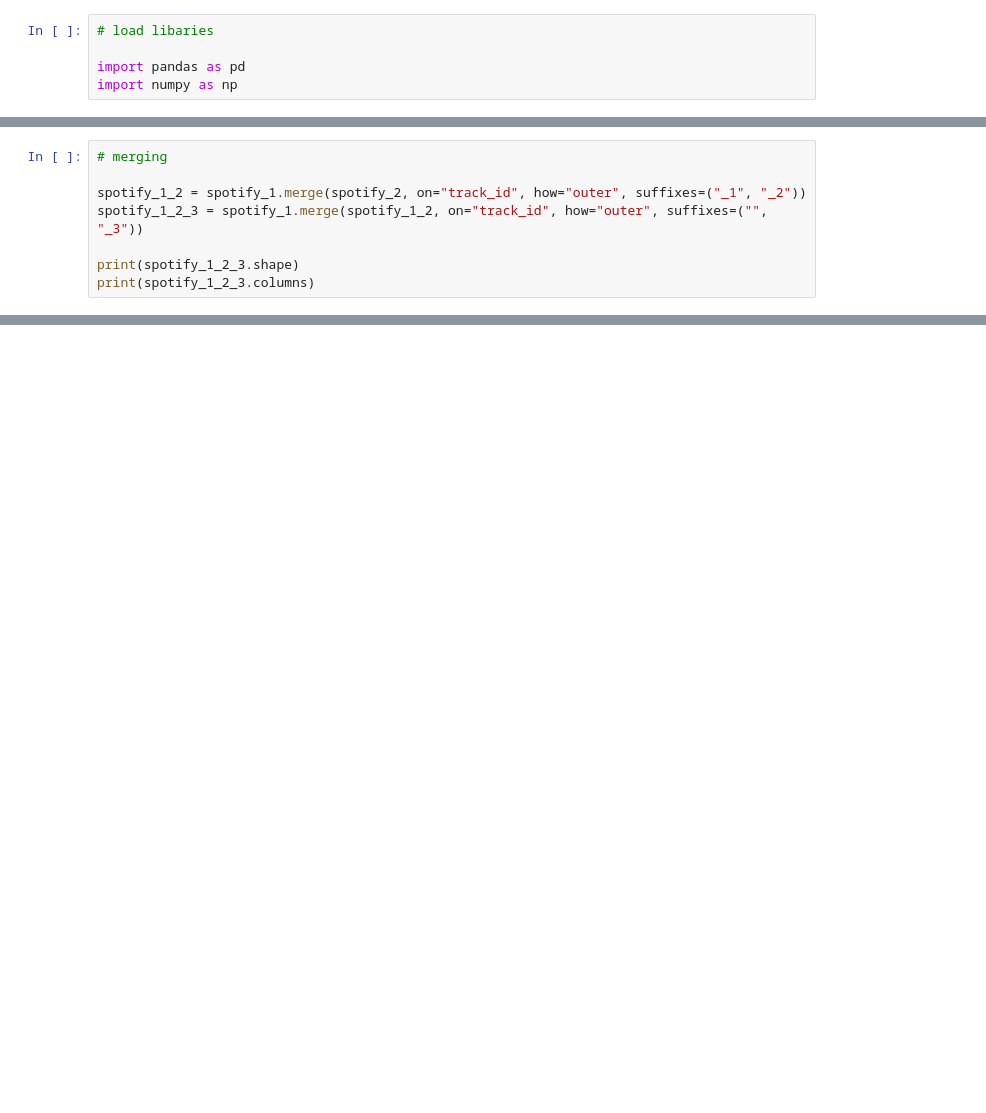
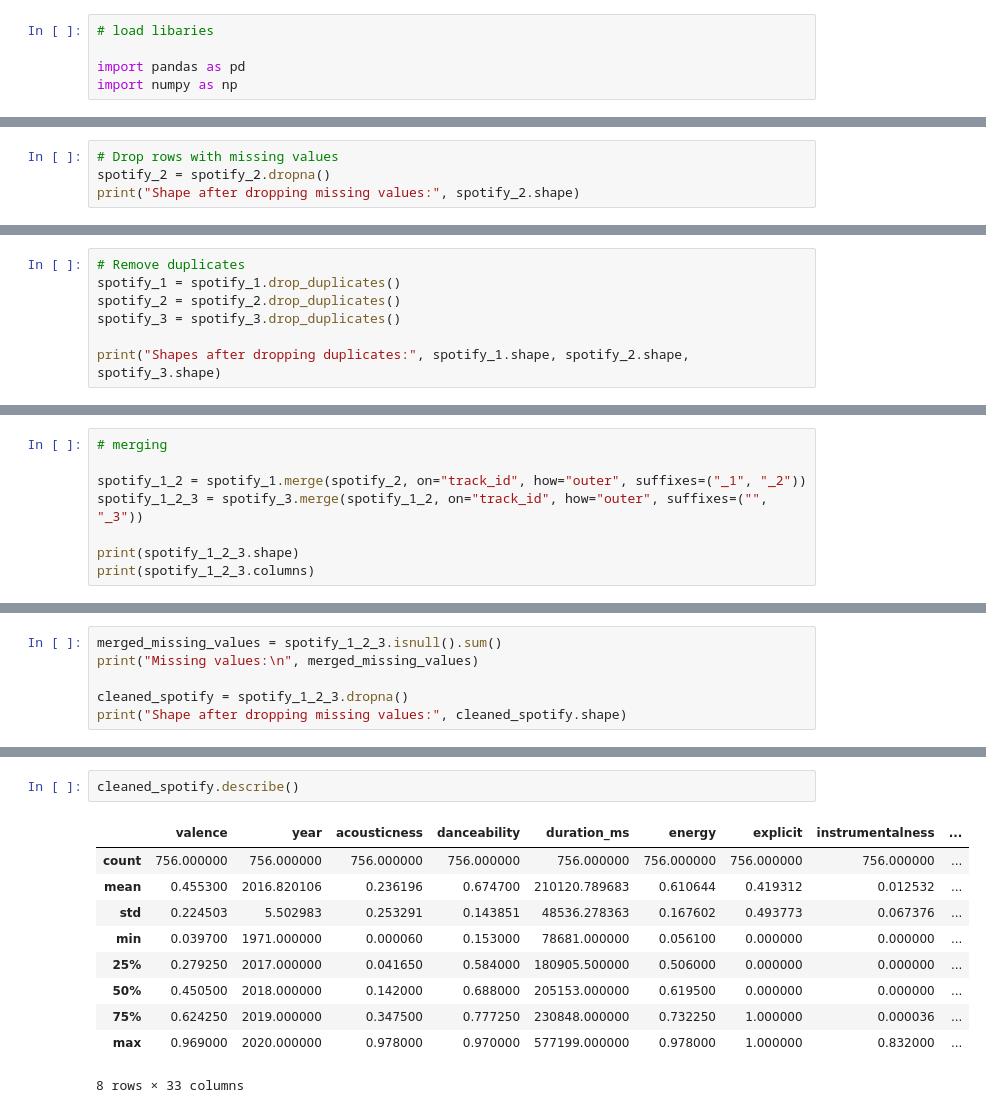
Before and after one commit to renlovette/cpsc368_group-7, a Jupyter notebook: data/spotify_clean.ipynb, the cells around one changed output, grey strips where cells are left out. Drawn from its saved outputs; the diff is of its cells as text; blank space fills up the shorter version.

```diff
--- a/data/spotify_clean.ipynb
+++ b/data/spotify_clean.ipynb
@@ -51,0 +147,4 @@ Index(['track_id', 'artist_names', 'track_name', 'source', 'key', 'mode',
+# %%
+# Drop rows with missing values
+spotify_2 = spotify_2.dropna()
+print("Shape after dropping missing values:", spotify_2.shape)
@@ -51,0 +153,7 @@ Index(['track_id', 'artist_names', 'track_name', 'source', 'key', 'mode',
+# %%
+# Remove duplicates
+spotify_1 = spotify_1.drop_duplicates()
+spotify_2 = spotify_2.drop_duplicates()
+spotify_3 = spotify_3.drop_duplicates()
+
+print("Shapes after dropping duplicates:", spotify_1.shape, spotify_2.shape, spotify_3.shape)
@@ -68,7 +202,7 @@ print(shared_between_2_3, "tracks overlapping in dataset 2 and 3")
 # merging
 
 spotify_1_2 = spotify_1.merge(spotify_2, on="track_id", how="outer", suffixes=("_1", "_2"))
-spotify_1_2_3 = spotify_1.merge(spotify_1_2, on="track_id", how="outer", suffixes=("", "_3"))
+spotify_1_2_3 = spotify_3.merge(spotify_1_2, on="track_id", how="outer", suffixes=("", "_3"))
 
 print(spotify_1_2_3.shape)
 print(spotify_1_2_3.columns)
@@ -89,0 +233,6 @@ Index(['track_id', 'artist_names', 'track_name', 'source', 'key', 'mode',
+# %%
+merged_missing_values = spotify_1_2_3.isnull().sum()
+print("Missing values:\n", merged_missing_values)
+
+cleaned_spotify = spotify_1_2_3.dropna()
+print("Shape after dropping missing values:", cleaned_spotify.shape)
@@ -89,0 +257,13 @@ Index(['track_id', 'artist_names', 'track_name', 'source', 'key', 'mode',
+# %%
+cleaned_spotify.describe()
+# %% [output]
+|  | valence | year | acousticness | danceability | duration_ms | energy | explicit | instrumentalness | ... |
+| count | 756.000000 | 756.000000 | 756.000000 | 756.000000 | 756.000000 | 756.000000 | 756.000000 | 756.000000 | ... |
+| mean | 0.455300 | 2016.820106 | 0.236196 | 0.674700 | 210120.789683 | 0.610644 | 0.419312 | 0.012532 | ... |
+| std | 0.224503 | 5.502983 | 0.253291 | 0.143851 | 48536.278363 | 0.167602 | 0.493773 | 0.067376 | ... |
+| min | 0.039700 | 1971.000000 | 0.000060 | 0.153000 | 78681.000000 | 0.056100 | 0.000000 | 0.000000 | ... |
+| 25% | 0.279250 | 2017.000000 | 0.041650 | 0.584000 | 180905.500000 | 0.506000 | 0.000000 | 0.000000 | ... |
+| 50% | 0.450500 | 2018.000000 | 0.142000 | 0.688000 | 205153.000000 | 0.619500 | 0.000000 | 0.000000 | ... |
+| 75% | 0.624250 | 2019.000000 | 0.347500 | 0.777250 | 230848.000000 | 0.732250 | 1.000000 | 0.000036 | ... |
+| max | 0.969000 | 2020.000000 | 0.978000 | 0.970000 | 577199.000000 | 0.978000 | 1.000000 | 0.832000 | ... |
+8 rows × 33 columns
```
Also changed, not shown: parts of 18 cells of this notebook.
